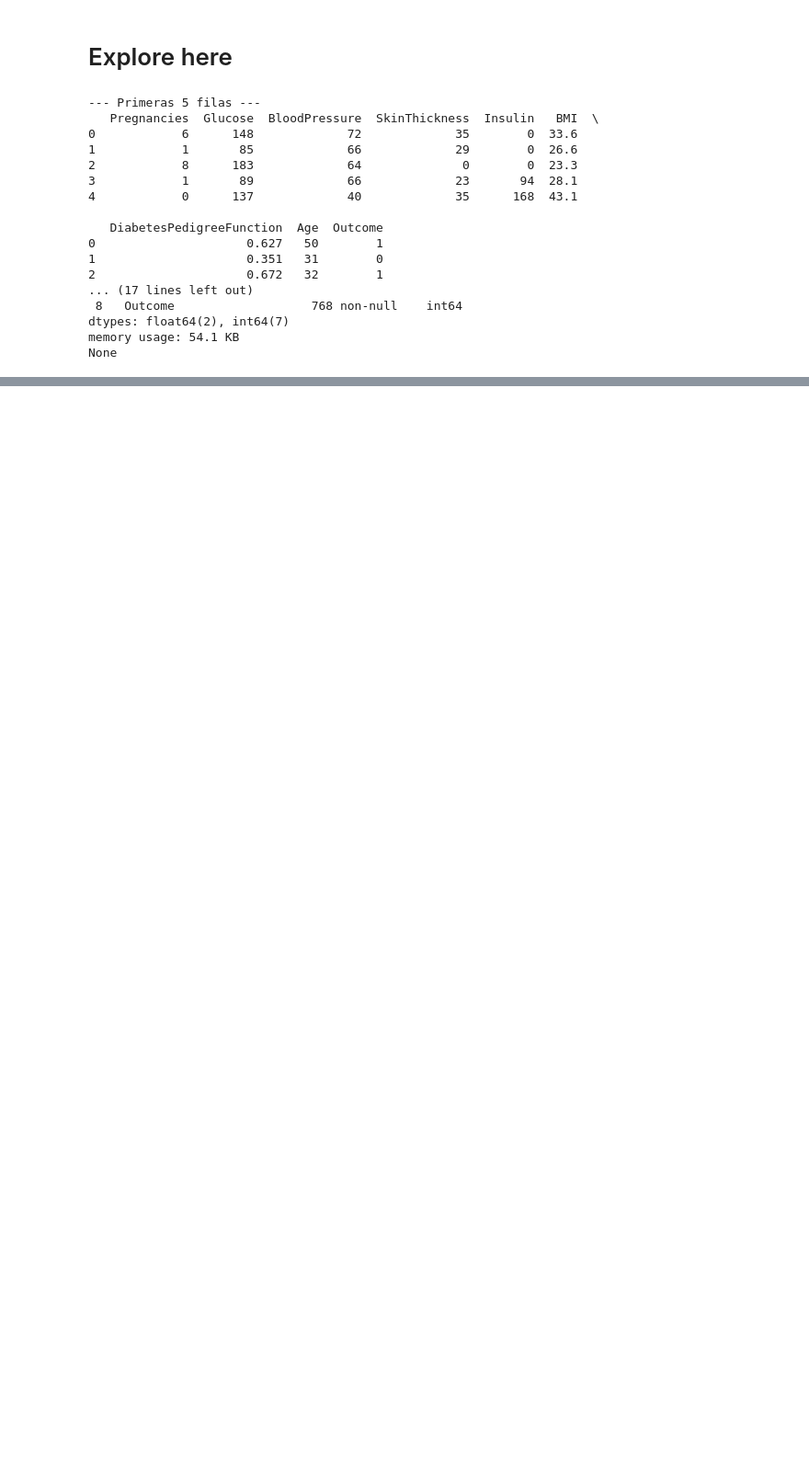
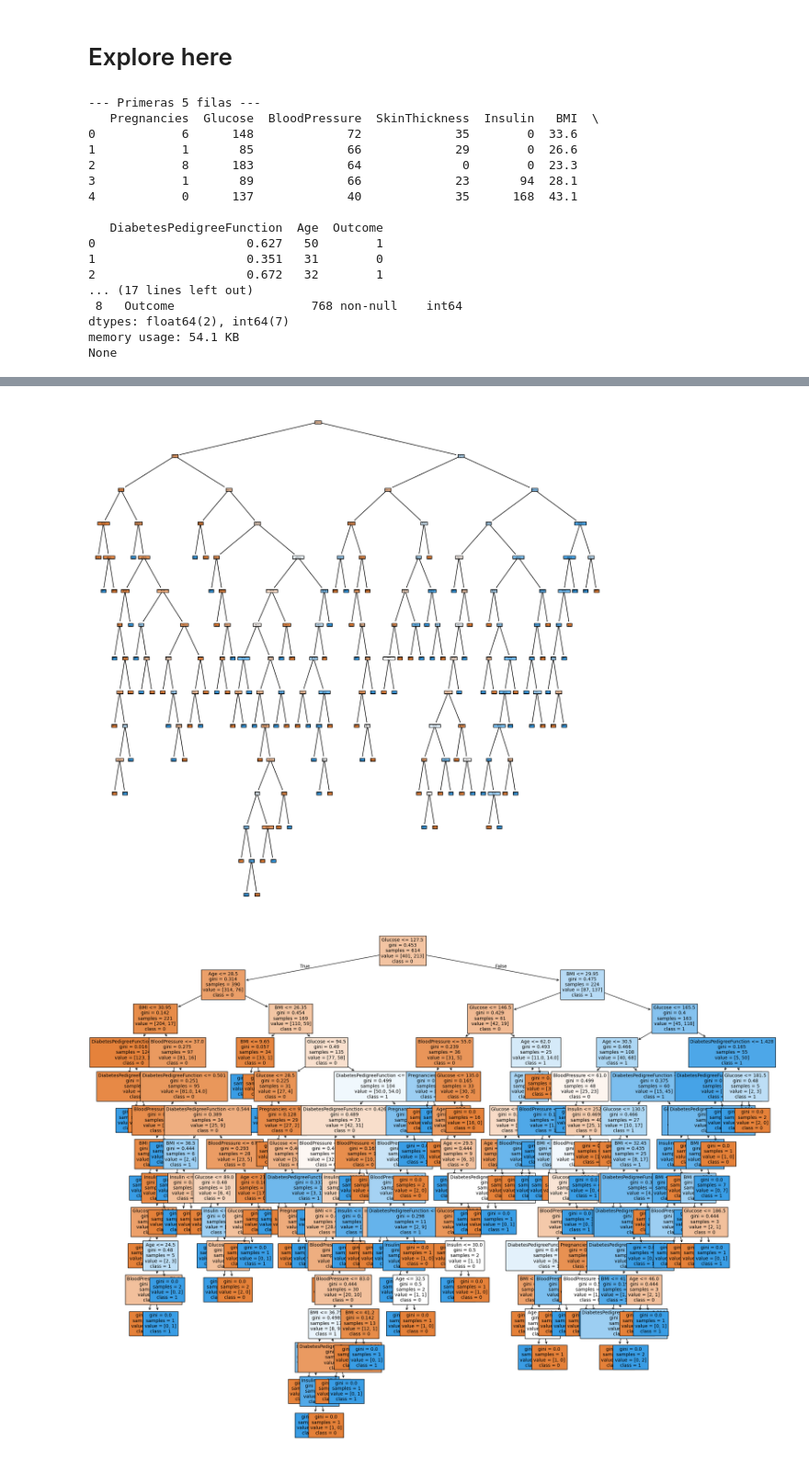
Before and after one commit to Lili-ru/arbol-de-decision, a Jupyter notebook: src/explore.ipynb, the cells around one changed output, grey strips where cells are left out. Shown at 92% size. Saved outputs shown, nothing was run; the diff lists cells and outputs as text; code cells hidden in the pictures; blank space fills up the shorter version.

```diff
--- a/src/explore.ipynb
+++ b/src/explore.ipynb
@@ -172,0 +93,5 @@ print("¡Modelo guardado con éxito como 'diabetes_model_final.sav'!")
+# %%
+train_data = pd.read_csv("../data/processed/clean_train.csv")
+test_data = pd.read_csv("../data/processed/clean_test.csv")
+
+train_data.head()
@@ -172,0 +116,5 @@ print("¡Modelo guardado con éxito como 'diabetes_model_final.sav'!")
+# %%
+X_train = train_data.drop(["Outcome"], axis = 1)
+y_train = train_data["Outcome"]
+X_test = test_data.drop(["Outcome"], axis = 1)
+y_test = test_data["Outcome"]
@@ -172,0 +128,20 @@ print("¡Modelo guardado con éxito como 'diabetes_model_final.sav'!")
+# %%
+from sklearn import tree
+
+fig = plt.figure(figsize=(15,15))
+
+tree.plot_tree(model, feature_names = list(X_train.columns), class_names = ["0", "1",], filled = True)
+
+# se aumenta el tamaño físico y la resolución
+fig = plt.figure(figsize=(25, 20), dpi=100)
+
+tree.plot_tree(model,
+               feature_names = list(X_train.columns),
+               class_names = ["0", "1"],
+               filled = True,
+               fontsize=10) # se forma un tamaño de letra legible
+
+plt.show()
+# %% [output]
+[figure, added]
+[figure, added]
```
Also changed, not shown: parts of 26 cells of this notebook, 3 other files.
